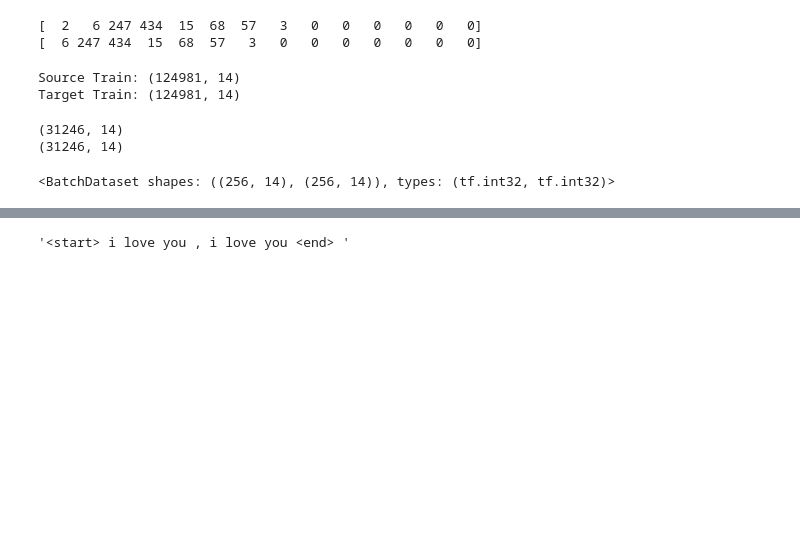
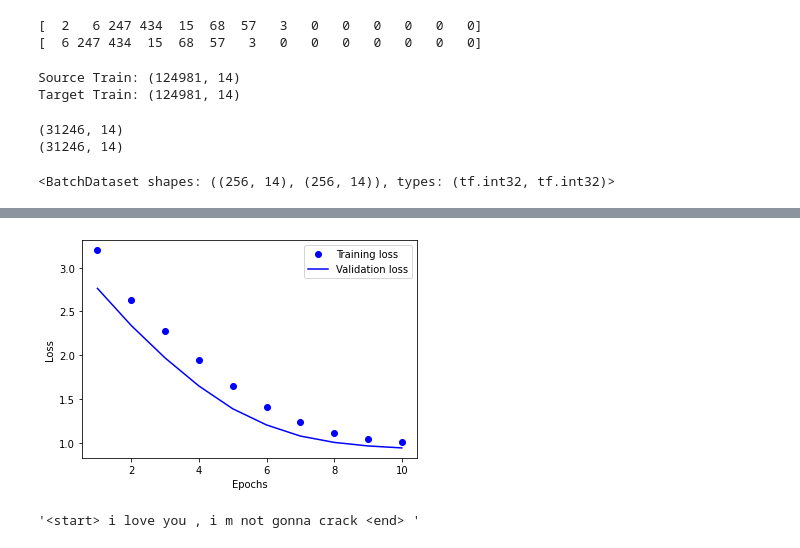
Before and after one commit to Soah-1994/Soah-1994.github.io, a Jupyter notebook: (E6) 6th project : Create a great lyricist.ipynb, the cells around one changed output, grey strips where cells are left out. Cells and saved outputs as stored; diff of their text form; code cells hidden in the pictures; blank space fills up the shorter version.

```diff
--- a/(E6) 6th project : Create a great lyricist.ipynb
+++ b/(E6) 6th project : Create a great lyricist.ipynb
@@ -160,3 +163,3 @@ class TextGenerator(tf.keras.Model):
 # %%
-model = TextGenerator(vocab_size = vocab_size, embedding_size = 256, hidden_size = 1024)
+model = TextGenerator(vocab_size = vocab_size, embedding_size = 512, hidden_size = 2048) # embedding_size와 hidden_size를 조절하여 원하는 결과를 도출하자
 # %%
@@ -203,7 +207,7 @@ _________________________________________________________________
 optimizer = tf.keras.optimizers.Adam()
 loss      = tf.keras.losses.SparseCategoricalCrossentropy(from_logits = True, reduction = "none")
 
-model.compile(loss = loss, optimizer = optimizer)
-history = model.fit(dataset, epochs = 10)
+model.compile(loss = loss, optimizer = optimizer, metrics = ["accuracy"])       # model을 compile하고
+history = model.fit(dataset, epochs = 10, validation_data = (enc_val, dec_val)) # 훈련시킨 후 그 결과를 history에 저장한다.
 # %% [output]
 Epoch 1/10
@@ -229,3 +233,20 @@ Epoch 10/10
+# %%
+# Loss 그래프 시각화
+train_accuracy = history.history["accuracy"]
+val_accuracy   = history.history["val_accuracy"]
+train_loss     = history.history["loss"]
+val_loss       = history.history["val_loss"]
+
+epochs = range(1, len(train_accuracy) + 1)
+
+plt.plot(epochs, train_loss, "bo", label = "Training loss")   # train_loss는 파란색 점 표시
+plt.plot(epochs, val_loss,   "b",  label = "Validation loss") # val loss는 파란색 실선 표시
+plt.xlabel("Epochs")
+plt.ylabel("Loss")
+plt.legend()
+plt.show()
+# %% [output]
+[figure, added]
 # %%
 def generate_text(model, tokenizer, init_sentence = "<start>", max_len = 20):
     # 테스트를 위해서 입력받은 init_sentence도 일단 텐서로 변환합니다.
@@ -252,9 +273,10 @@ def generate_text(model, tokenizer, init_sentence = "<start>", max_len = 20):
 
     return generated   # 이것이 최종적으로 모델이 생성한 자연어 문장입니다.
 # %%
+# model 테스트 : "i love"란 문장을 주고 20문장이 넘지 않는 문장을 만들게 하기
 generate_text(model, tokenizer, init_sentence = "<start> i love", max_len = 20)
 # %% [output]
-'<start> i love you , i love you <end> '
+'<start> i love you , i m not gonna crack <end> '
 # %%
 # 회고록
 # 여기서 사용한 def 함수는 노드를 인용하여 만들었음 (보고 그대로 쓰고나, 일부 바꾸거나)
```
Also changed, not shown: parts of 10 cells of this notebook.
